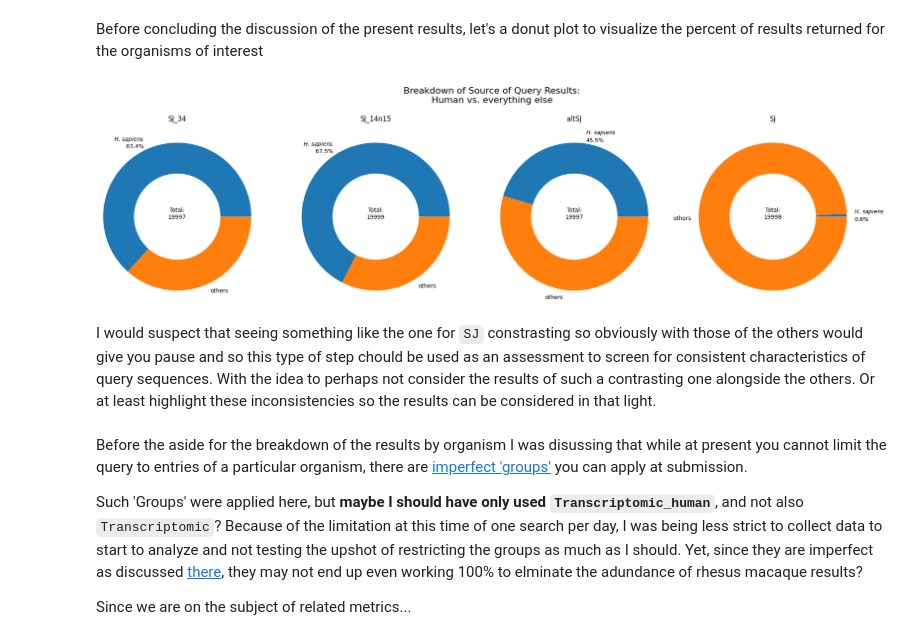
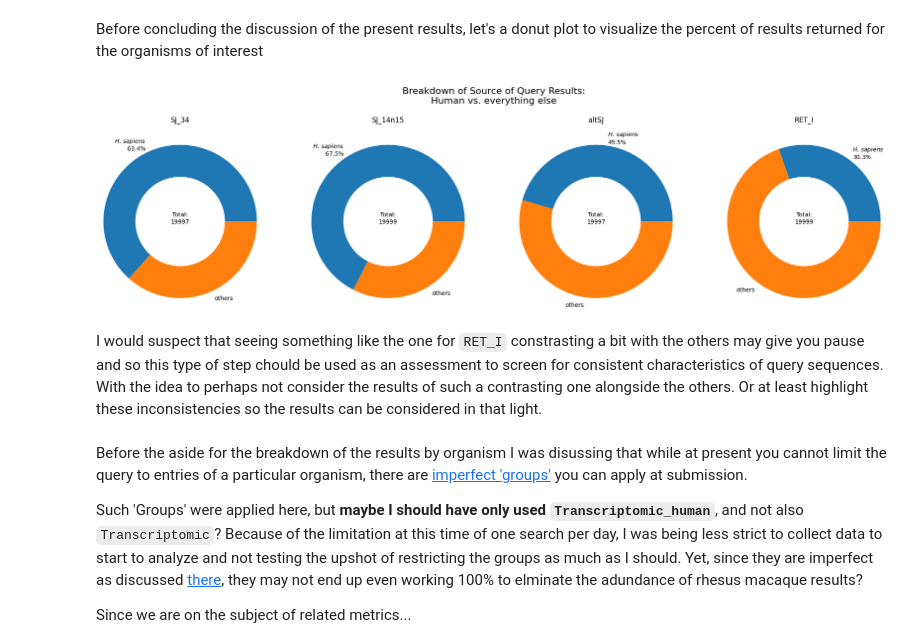
Before and after one commit to fomightez/logan_results_analysis-binder, a Jupyter notebook: notebooks/Working_with_Logan_Search_results_with_Python_in_Jupyter.ipynb, the cells around one changed output. Saved outputs shown, nothing was run; the diff lists cells and outputs as text; code cells hidden in the pictures.

Commit message:
add retained_intron targeting results to first nb

```diff
--- a/notebooks/Working_with_Logan_Search_results_with_Python_in_Jupyter.ipynb
+++ b/notebooks/Working_with_Logan_Search_results_with_Python_in_Jupyter.ipynb
@@ -245,37 +241,37 @@ donut_plot_df = pd.DataFrame({
 })
 #print(donut_plot_df)
 #print(len(labels))
 
 # Create desired_order
-desired_order = [labels[3], labels[2], labels[0], labels[1]]  # Replace with your actual k-mer names
+desired_order = [labels[2],labels[1],labels[0], labels[3]]  # Replace with your actual k-mer names
 
 # Reorder the dataframe based on desired_order
 # Method: Using categorical data type (better if dealing with named categories)
 donut_plot_df['Query'] = pd.Categorical(donut_plot_df['Query'], categories=desired_order, ordered=True)
 donut_plot_df = donut_plot_df.sort_values('Query')
 donut_plot_df = donut_plot_df.reset_index(drop=True) # Reset the index after sorting
 
 fig, axes = plt.subplots(1, 4, figsize=(20, 5))
 
 fig.suptitle('Breakdown of Source of Query Results:\nHuman vs. everything else', fontsize=16, y=1.05) # Adjusted y parameter
 
 for i, ax in enumerate(axes):
     count_data = [donut_plot_df.loc[i,organisms_groupings[0]], donut_plot_df.loc[i,organisms_groupings[1]]]
     hum_percent = donut_plot_df.loc[i,organisms_groupings[0]]/(donut_plot_df.loc[i,organisms_groupings[0]] + donut_plot_df.loc[i,organisms_groupings[1]])
     labels_lst = ['$\it{H}$. $\it{sapiens}$' + f"\n{hum_percent:.1%}",organisms_groupings[1]]
     #print(count_data)
     #ax.pie(count_data, labels=organisms_groupings, radius=1.2, wedgeprops={'width': 0.5})
     ax.pie(count_data, labels=labels_lst, radius=1.2, wedgeprops={'width': 0.5})
     ax.set_title(donut_plot_df.loc[i,'Query'], y=1.1)
     ax.text(0, -0.03, f'Total:\n{count_data[0] + count_data[1]}', ha='center')
 
 #plt.savefig('Breakdown_donuts.png')
 plt.tight_layout()
 plt.show()
 # %% [output]
-[figure, old version]
+[figure, new version]
 # %% [markdown]
-I would suspect that seeing something like the one for `SJ` constrasting so obviously with those of the others would give you pause and so this type of step chould be used as an assessment to screen for consistent characteristics of query sequences. With the idea to perhaps not consider the results of such a contrasting one alongside the others. Or at least highlight these inconsistencies so the results can be considered in that light.
+I would suspect that seeing something like the one for `RET_I` constrasting a bit with the others may give you pause and so this type of step chould be used as an assessment to screen for consistent characteristics of query sequences. With the idea to perhaps not consider the results of such a contrasting one alongside the others. Or at least highlight these inconsistencies so the results can be considered in that light.
 # %% [markdown]
 Before the aside for the breakdown of the results by organism I was disussing that while at present you cannot limit the query to entries of a particular organism, there are [imperfect 'groups'](https://github.com/IndexThePlanet/LoganSearch/issues/8) you can apply at submission.
 
```
Also changed, not shown: parts of 9 cells of this notebook, 4 other files.
